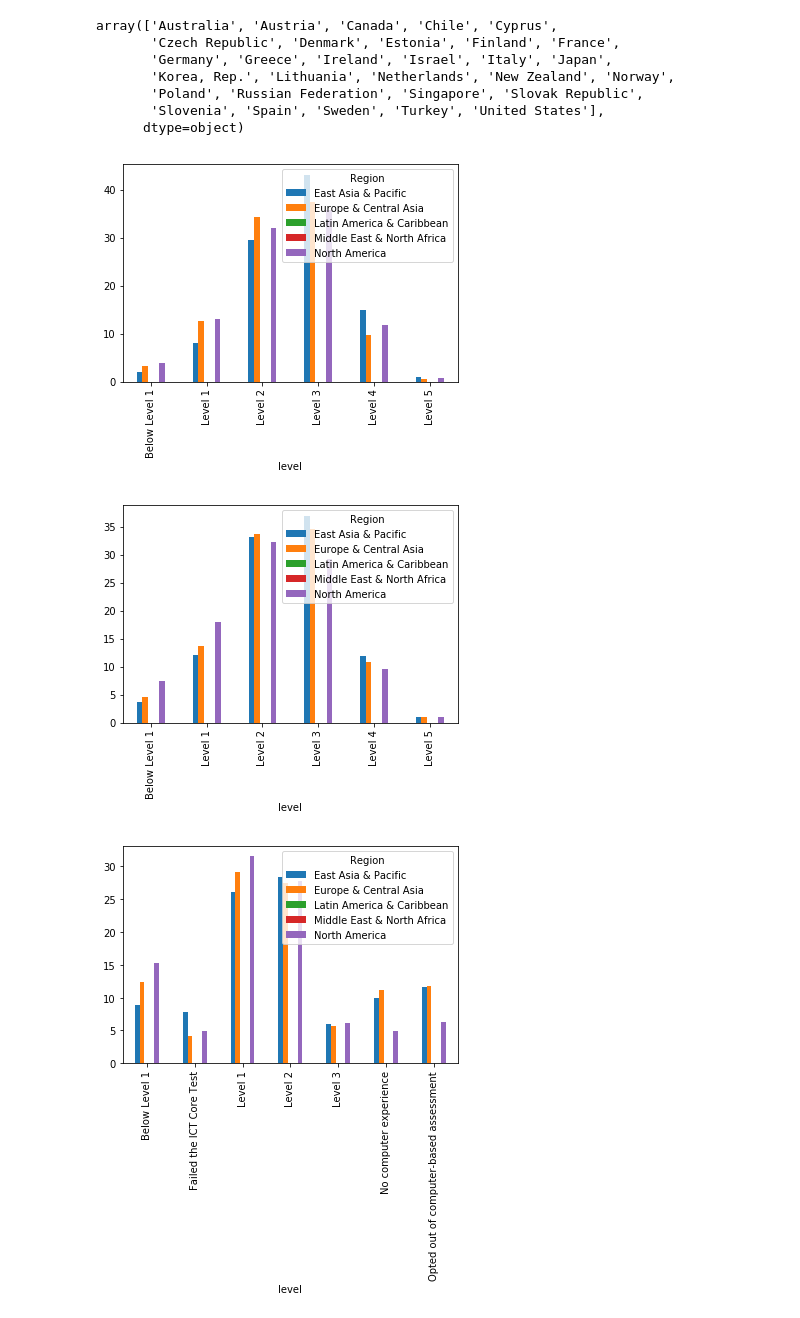
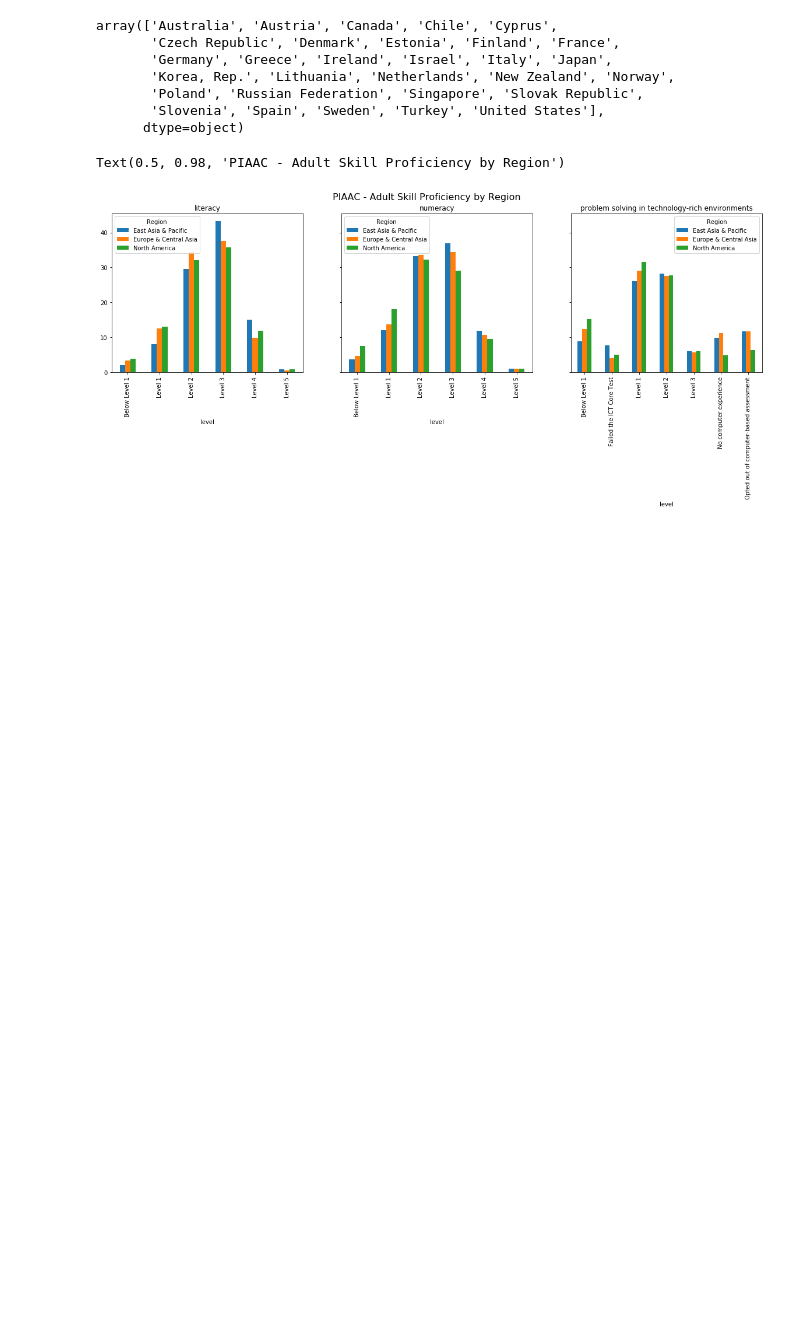
Before and after one commit to felixnext/ds_global-education, a Jupyter notebook: 21_aly_schooling-years.ipynb, the cells around one changed output. Saved outputs shown, nothing was run; the diff lists cells and outputs as text; code cells hidden in the pictures; blank space fills up the shorter version.

```diff
--- a/21_aly_schooling-years.ipynb
+++ b/21_aly_schooling-years.ipynb
@@ -130,14 +130,14 @@ array(['Australia', 'Austria', 'Canada', 'Chile', 'Cyprus',
        'Slovenia', 'Spain', 'Sweden', 'Turkey', 'United States'],
       dtype=object)
 # %%
-#tmp = df_pisa_clean[(df_pisa_clean['gender'] == 'Total') & (df_pisa_clean['subject'] == 'literacy')].groupby(['level', 'Region']).mean()[['2015']]
-#tmp = tmp.reset_index().groupby('Region', axis=1).mean().groupby('level', axis=1).mean()#.transpose()
-for sub in ['literacy', 'numeracy', 'problem solving in technology-rich environments']:
+fig, axs = plt.subplots(1, 3, sharey=True, figsize=(20, 5))
+for i, sub in enumerate(['literacy', 'numeracy', 'problem solving in technology-rich environments']):
     tmp = df_adpr_clean[(df_adpr_clean['gender'] == 'Total') & (df_adpr_clean['subject'] == sub)][['Country Name', 'Region', 'level', '2012']]
-    tmp.groupby(['Region', 'level']).mean().reset_index().pivot(index='level', columns='Region', values='2012').plot.bar();
+    #print(tmp.groupby(['Region', 'level']).mean().reset_index().pivot(index='level', columns='Region', values='2012'))
+    tmp.groupby(['Region', 'level']).mean().reset_index().pivot(index='level', columns='Region', values='2012').dropna(axis=1, how='all').plot.bar(ax=axs[i], title=sub);
 
-#tmp#.plot.bar(figsize=(20, 15))
+
+fig.suptitle("PIAAC - Adult Skill Proficiency by Region", fontsize=16)
 # %% [output]
+Text(0.5, 0.98, 'PIAAC - Adult Skill Proficiency by Region')
-[figure, old version]
+[figure, new version]
-[figure, removed]
-[figure, removed]
```
Also changed, not shown: parts of 12 cells of this notebook.
